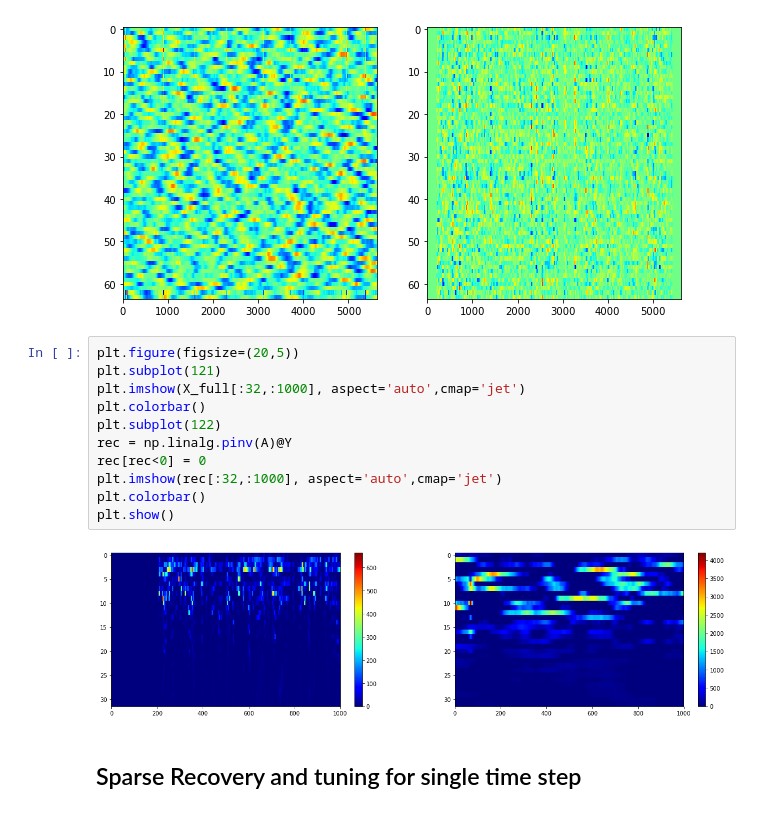
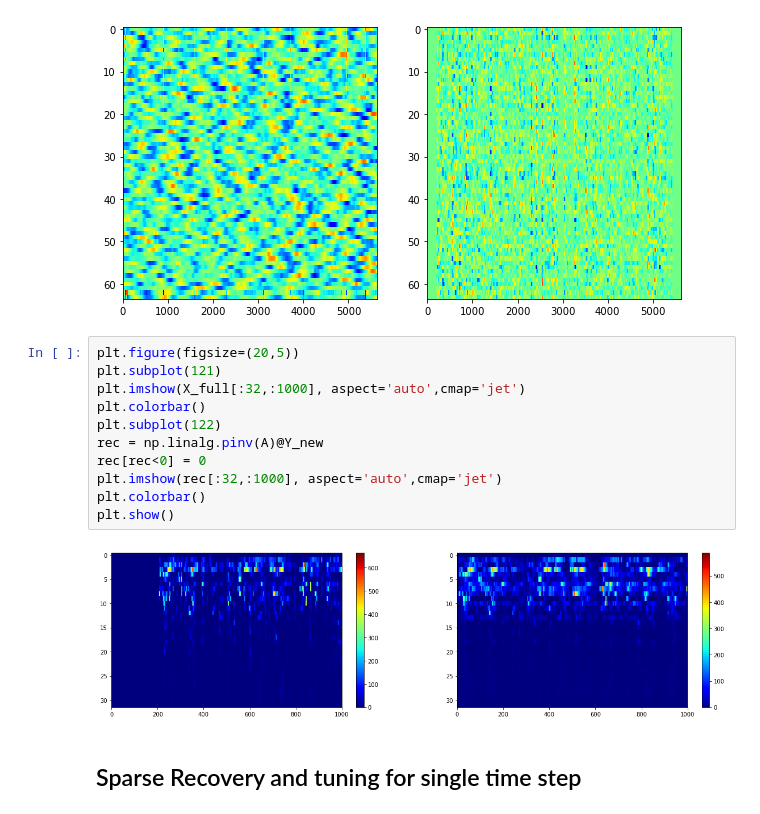
Before and after one commit to adityasinha379/Sparse-Recovery-of-Heard-Speech-Spectrogram, a Jupyter notebook: Project_as5624_vsr2119.ipynb, the cells around one changed output. Drawn from its saved outputs; the diff is of its cells as text.

```diff
--- a/Project_as5624_vsr2119.ipynb
+++ b/Project_as5624_vsr2119.ipynb
@@ -41,16 +41,16 @@ plt.show()
 # %%
 plt.figure(figsize=(20,5))
 plt.subplot(121)
 plt.imshow(X_full[:32,:1000], aspect='auto',cmap='jet')
 plt.colorbar()
 plt.subplot(122)
-rec = np.linalg.pinv(A)@Y
+rec = np.linalg.pinv(A)@Y_new
 rec[rec<0] = 0
 plt.imshow(rec[:32,:1000], aspect='auto',cmap='jet')
 plt.colorbar()
 plt.show()
 # %% [output]
-[figure, old version]
+[figure, new version]
 # %% [markdown]
 ## Sparse Recovery and tuning for single time step
 # %%
```
Also changed, not shown: parts of 13 cells of this notebook.
